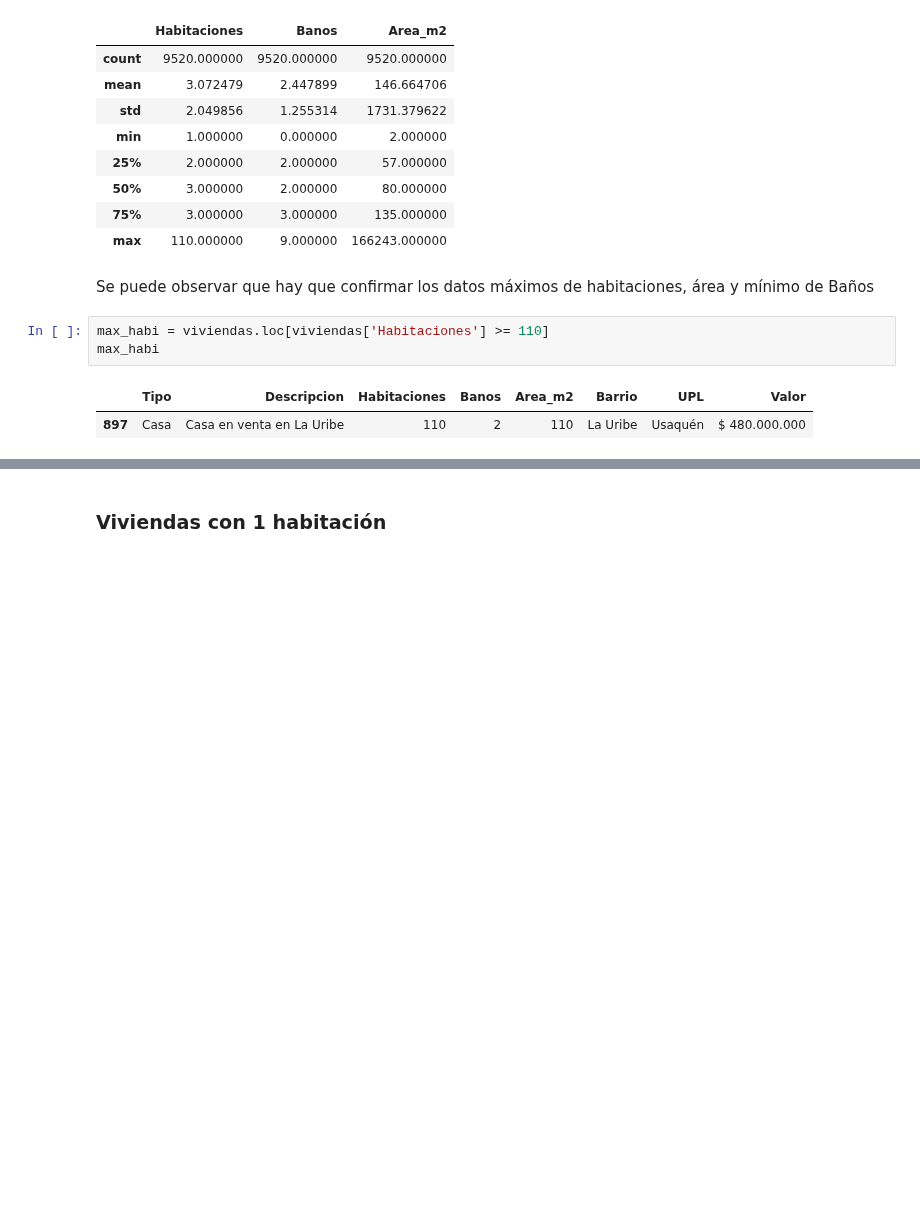
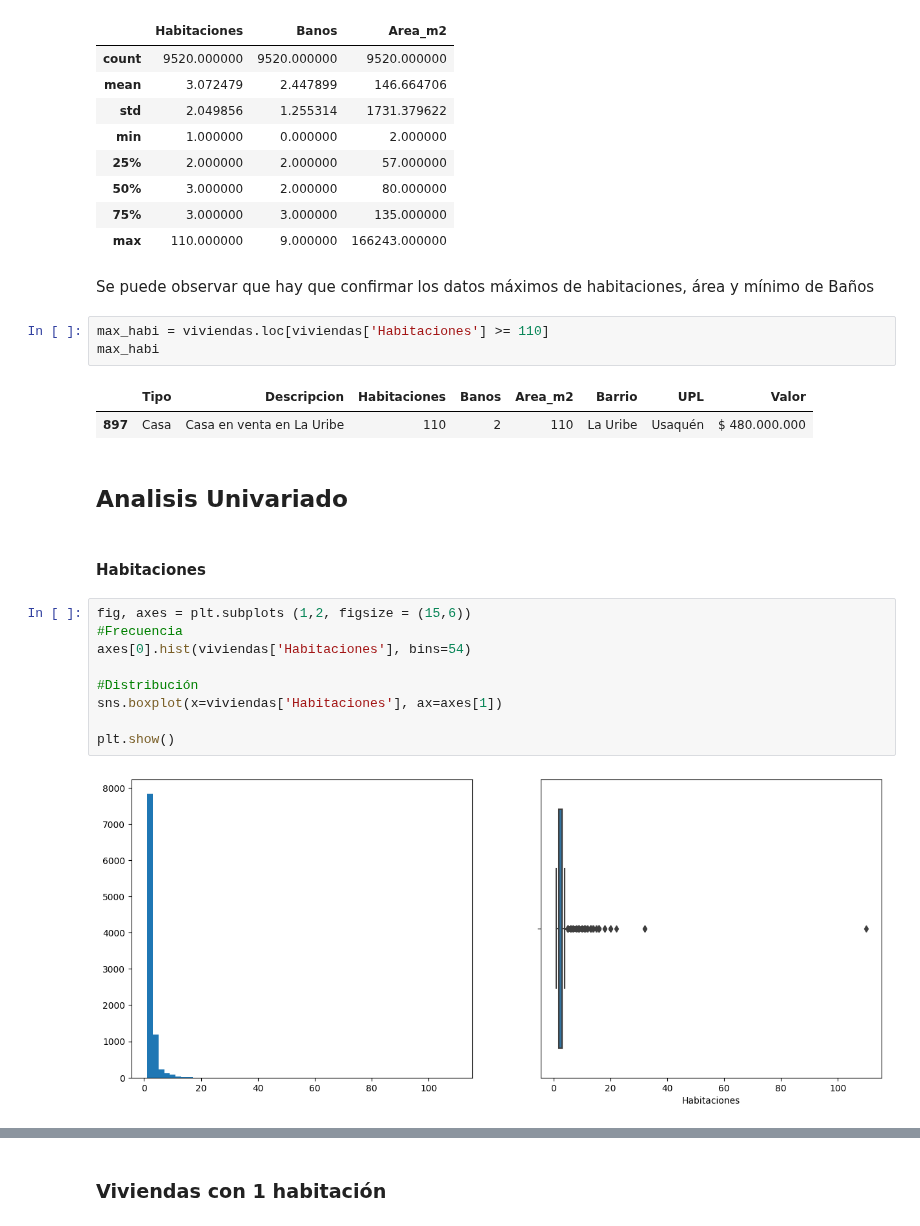
Before and after one commit to avanegasp/Proyecto_Final_Ucataluna, a Jupyter notebook: Proyecto_Final_UCataluña.ipynb, the cells around one changed output, grey strips where cells are left out. Cells and saved outputs as stored; diff of their text form; blank space fills up the shorter version.

```diff
--- a/Proyecto_Final_UCataluña.ipynb
+++ b/Proyecto_Final_UCataluña.ipynb
@@ -77,3 +77,18 @@ max_habi
 # %% [output]
 |  | Tipo | Descripcion | Habitaciones | Banos | Area_m2 | Barrio | UPL | Valor |
 | 897 | Casa | Casa en venta en La Uribe | 110 | 2 | 110 | La Uribe | Usaquén | $ 480.000.000 |
+# %% [markdown]
+## Analisis Univariado
+# %% [markdown]
+#### Habitaciones
+# %%
+fig, axes = plt.subplots (1,2, figsize = (15,6))
+#Frecuencia
+axes[0].hist(viviendas['Habitaciones'], bins=54)
+
+#Distribución
+sns.boxplot(x=viviendas['Habitaciones'], ax=axes[1])
+
+plt.show()
+# %% [output]
+[figure, added]
```
Also changed, not shown: parts of 28 cells of this notebook.
